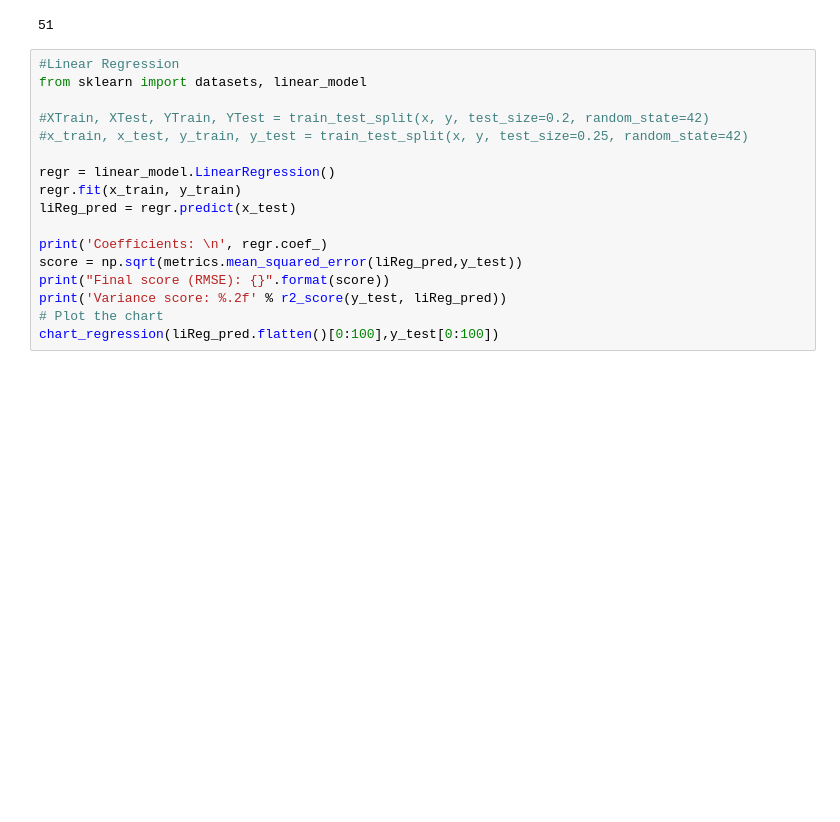
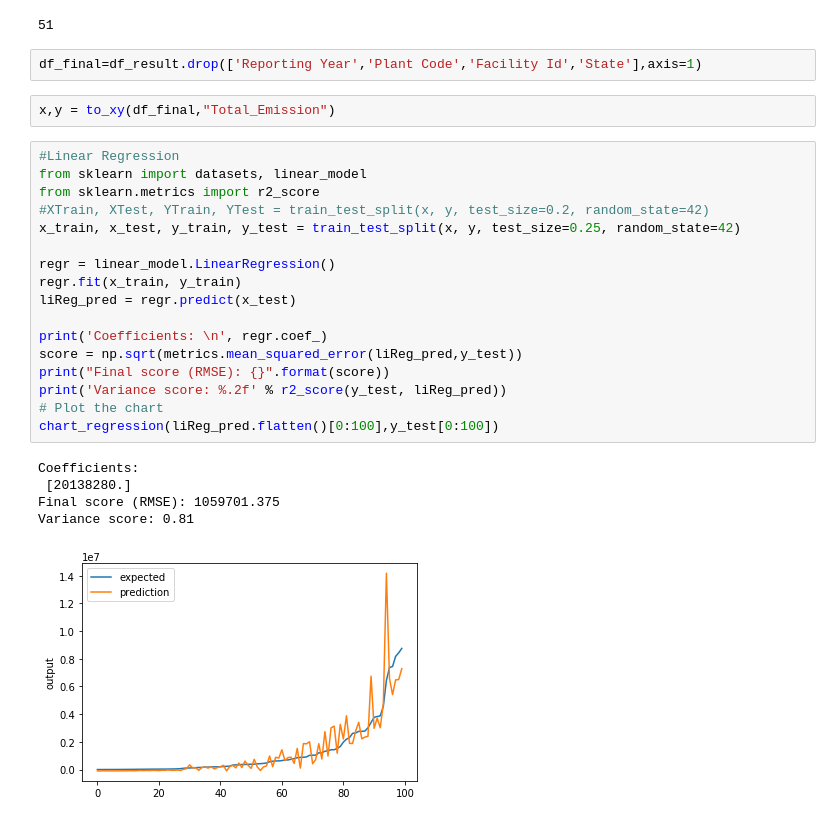
Before and after one commit to priyankamakwana/Data-analysis-and-prediction-in-an-energy-water-emission-environment, a Jupyter notebook: Emission.ipynb, the cells around one changed output. Drawn from its saved outputs; the diff is of its cells as text; blank space fills up the shorter version.

```diff
--- a/Emission.ipynb
+++ b/Emission.ipynb
@@ -475,20 +475,30 @@ encode_numeric_range(df_result, 'Generation')
 df_result.State.nunique()
 # %% [output]
 51
+# %%
+df_final=df_result.drop(['Reporting Year','Plant Code','Facility Id','State'],axis=1)
+# %%
+x,y = to_xy(df_final,"Total_Emission")
 # %%
 #Linear Regression
 from sklearn import datasets, linear_model
-
+from sklearn.metrics import r2_score
 #XTrain, XTest, YTrain, YTest = train_test_split(x, y, test_size=0.2, random_state=42)
-#x_train, x_test, y_train, y_test = train_test_split(x, y, test_size=0.25, random_state=42)
+x_train, x_test, y_train, y_test = train_test_split(x, y, test_size=0.25, random_state=42)
 
 regr = linear_model.LinearRegression()
 regr.fit(x_train, y_train)
 liReg_pred = regr.predict(x_test)
 
 print('Coefficients: \n', regr.coef_)
 score = np.sqrt(metrics.mean_squared_error(liReg_pred,y_test))
 print("Final score (RMSE): {}".format(score))
 print('Variance score: %.2f' % r2_score(y_test, liReg_pred))
 # Plot the chart
 chart_regression(liReg_pred.flatten()[0:100],y_test[0:100])
+# %% [output]
+Coefficients:
+ [20138280.]
+Final score (RMSE): 1059701.375
+Variance score: 0.81
+[figure, added]
```
